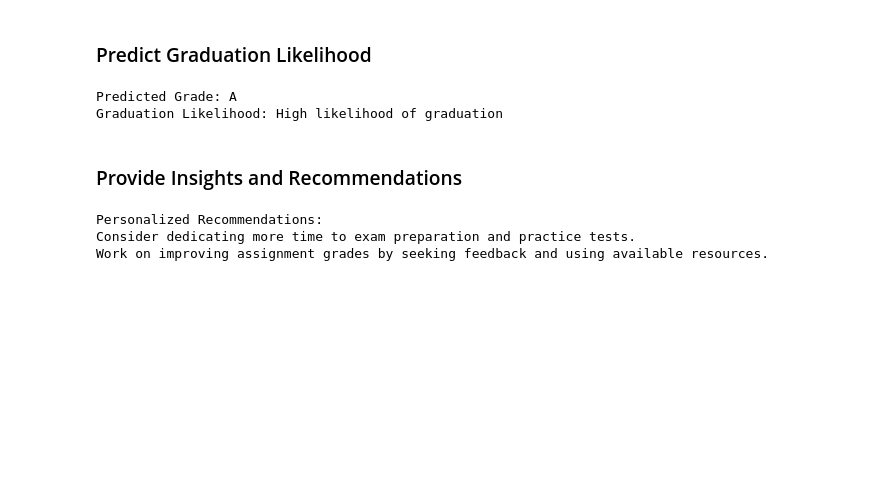
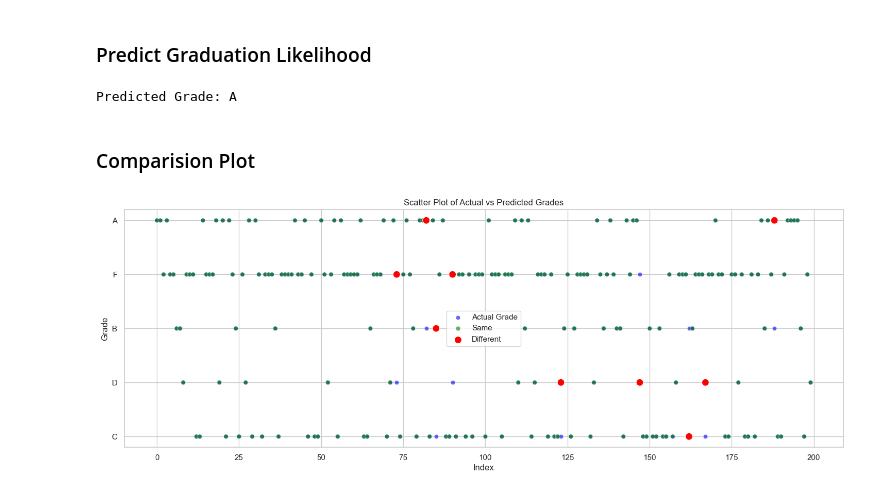
Before and after one commit to btp-iiitm/model, a Jupyter notebook: model_KNC.ipynb, the cells around one changed output. Cells and saved outputs as stored; diff of their text form; code cells hidden in the pictures; blank space fills up the shorter version.

Commit message:
add comparisions

```diff
--- a/model_KNC.ipynb
+++ b/model_KNC.ipynb
@@ -78,14 +78,6 @@ weighted avg       0.96      0.95      0.95       200
 # %% [markdown]
 ### Predict Graduation Likelihood
 # %%
-def predict_graduation(predicted_grade):
-    if predicted_grade in ["A","B"]:
-        return "High likelihood of graduation"
-    elif predicted_grade in ["C"]:
-        return "Moderate likelihood of graduation"
-    else:
-        return "Low likelihood of graduation"
-
 # Example prediction
 example_scores = {
     'totalAttendance':100,
@@ -99,24 +91,57 @@ predicted_grade_index = model.predict(example_scores_scaled)[0]
 predicted_grade = le.inverse_transform([predicted_grade_index])[0]
 
 print("Predicted Grade:", predicted_grade)
-print("Graduation Likelihood:", predict_graduation(predicted_grade))
 # %% [output]
 Predicted Grade: A
-Graduation Likelihood: High likelihood of graduation
-# %% [markdown]
-### Provide Insights and Recommendations
-# %%
-# Example of personalized recommendation
-print("\nPersonalized Recommendations:")
-if example_scores['examAverage'] < 60:
-    print("Consider dedicating more time to exam preparation and practice tests.")
-if example_scores['assignmentAverage'] < 70:
-    print("Work on improving assignment grades by seeking feedback and using available resources.")
-if example_scores['quizAverage'] < 70:
-    print("Enhance quiz performance by reviewing topics and practicing quiz questions.")
-if example_scores['totalAttendance'] < 20:
-    print("Increase attendance to benefit from in-class learning and discussions.")
-# %% [output]
-Personalized Recommendations:
-Consider dedicating more time to exam preparation and practice tests.
-Work on improving assignment grades by seeking feedback and using available resources.
+# %% [markdown]
+### Comparision Plot
+# %%
+import matplotlib.pyplot as plt
+import seaborn as sns
+import pandas as pd
+import numpy as np
+
+# Define customizable parameters
+actual_color = 'blue'
+same_color = 'green'
+different_color = 'red'
+actual_alpha = 0.6
+same_alpha = 0.6
+different_alpha = 1
+same_size = 40
+different_size = 100
+
+# Assuming you have the actual and predicted values
+y_test_pred = model.predict(X_test_scaled)
+
+# Create the DataFrame for plotting
+comparison_df = pd.DataFrame({
+    'Index': range(len(y_test)),
+    'Actual Grade': le.inverse_transform(y_test),
+    'Predicted Grade': le.inverse_transform(y_test_pred)
+})
+
+# Determine colors and sizes for predicted grades
+comparison_df['Color'] = np.where(comparison_df['Actual Grade'] == comparison_df['Predicted Grade'], same_color, different_color)
+comparison_df['Size'] = np.where(comparison_df['Color'] == different_color, different_size, same_size)
+comparison_df['Alpha'] = np.where(comparison_df['Color'] == different_color, different_alpha, same_alpha)
+
+plt.figure(figsize=(18, 6))
+
+# Plot Actual Grades
+sns.scatterplot(data=comparison_df, x='Index', y='Actual Grade', color=actual_color, label='Actual Grade', alpha=actual_alpha, edgecolor='w')
+
+# Plot Predicted Grades with manual color and alpha assignment
+for color in comparison_df['Color'].unique():
+    subset = comparison_df[comparison_df['Color'] == color]
+    label = 'Same' if color == same_color else 'Different'
+    sns.scatterplot(data=subset, x='Index', y='Predicted Grade', color=color, label=label, alpha=subset['Alpha'].iloc[0], edgecolor='w', s=subset['Size'])
+
+plt.title('Scatter Plot of Actual vs Predicted Grades')
+plt.xlabel('Index')
+plt.ylabel('Grade')
+plt.legend()
+
+plt.show()
+# %% [output]
+[figure, added]
```
Also changed, not shown: parts of 1 cell of this notebook, 9 other files.
